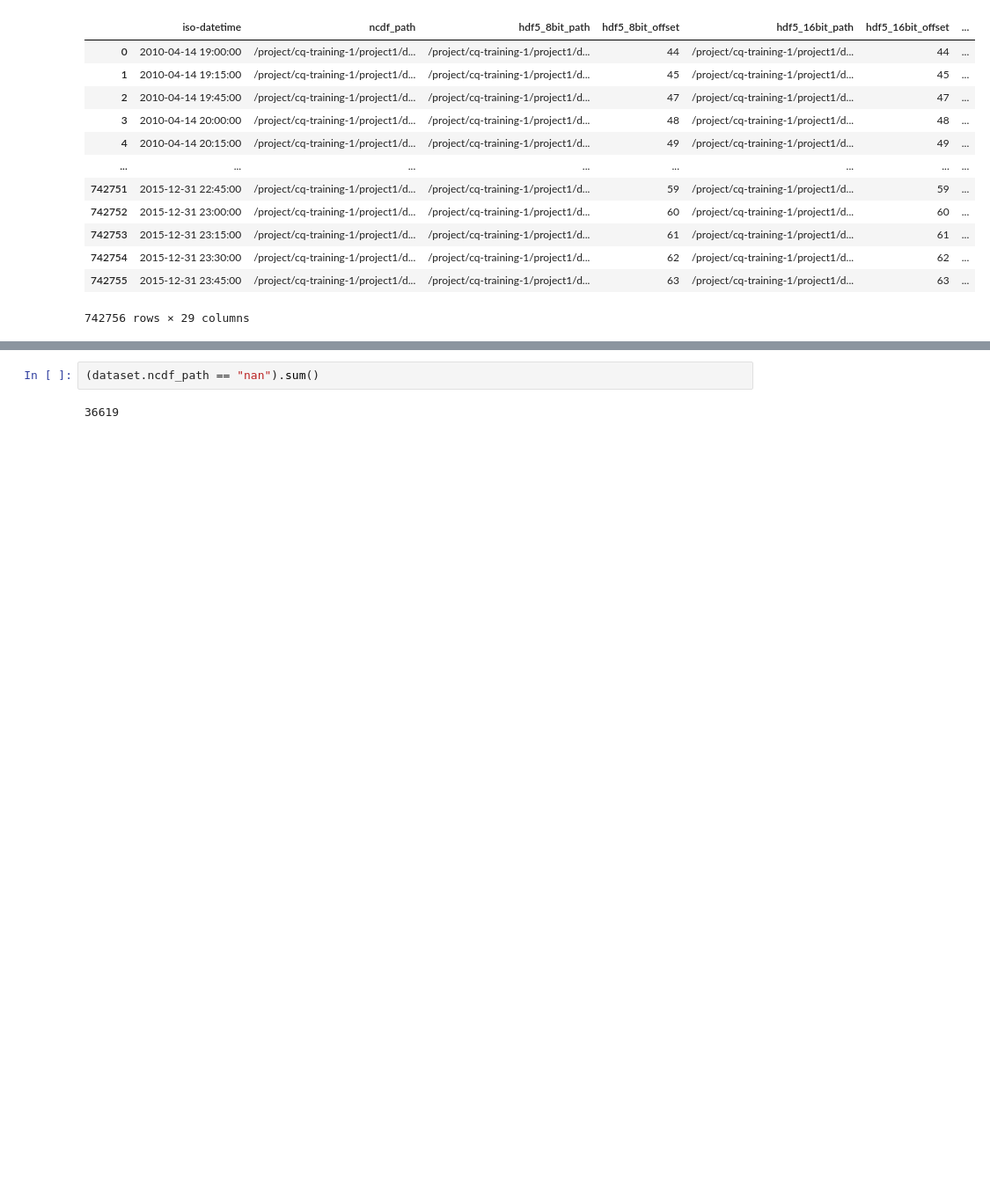
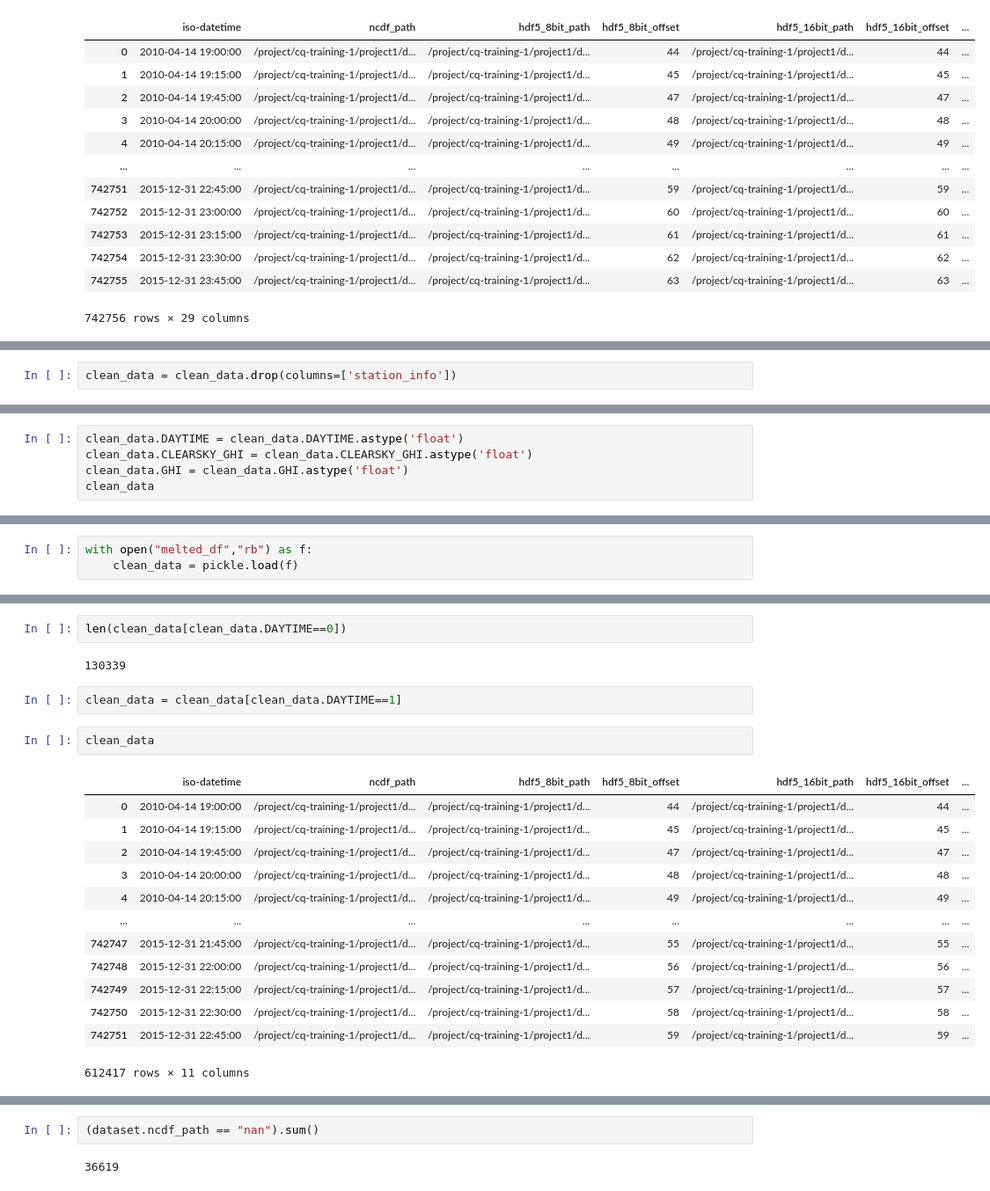
Before and after one commit to raghavgupta0296/IFT-6759-Team-13, a Jupyter notebook: Data Cleaning.ipynb, the cells around one changed output, grey strips where cells are left out. Shown at 88% size. Drawn from its saved outputs; the diff is of its cells as text; blank space fills up the shorter version.

Commit message:
melted df, data loader timer

```diff
--- a/Data Cleaning.ipynb
+++ b/Data Cleaning.ipynb
@@ -314,0 +433,2 @@ pd.melt(clean_data, id_vars=columns_left, value_vars=['BND_DAYTIME', 'TBL_DAYTIM
+# %%
+clean_data = clean_data.drop(columns=['station_info'])
@@ -314,0 +451,5 @@ pd.melt(clean_data, id_vars=columns_left, value_vars=['BND_DAYTIME', 'TBL_DAYTIM
+# %%
+clean_data.DAYTIME = clean_data.DAYTIME.astype('float')
+clean_data.CLEARSKY_GHI = clean_data.CLEARSKY_GHI.astype('float')
+clean_data.GHI = clean_data.GHI.astype('float')
+clean_data
@@ -314,0 +473,3 @@ pd.melt(clean_data, id_vars=columns_left, value_vars=['BND_DAYTIME', 'TBL_DAYTIM
+# %%
+with open("melted_df","rb") as f:
+    clean_data = pickle.load(f)
@@ -314,0 +509,22 @@ pd.melt(clean_data, id_vars=columns_left, value_vars=['BND_DAYTIME', 'TBL_DAYTIM
+# %%
+len(clean_data[clean_data.DAYTIME==0])
+# %% [output]
+130339
+# %%
+clean_data = clean_data[clean_data.DAYTIME==1]
+# %%
+clean_data
+# %% [output]
+|  | iso-datetime | ncdf_path | hdf5_8bit_path | hdf5_8bit_offset | hdf5_16bit_path | hdf5_16bit_offset | ... |
+| 0 | 2010-04-14 19:00:00 | /project/cq-training-1/project1/d... | /project/cq-training-1/project1/d... | 44 | /project/cq-training-1/project1/d... | 44 | ... |
+| 1 | 2010-04-14 19:15:00 | /project/cq-training-1/project1/d... | /project/cq-training-1/project1/d... | 45 | /project/cq-training-1/project1/d... | 45 | ... |
+| 2 | 2010-04-14 19:45:00 | /project/cq-training-1/project1/d... | /project/cq-training-1/project1/d... | 47 | /project/cq-training-1/project1/d... | 47 | ... |
+| 3 | 2010-04-14 20:00:00 | /project/cq-training-1/project1/d... | /project/cq-training-1/project1/d... | 48 | /project/cq-training-1/project1/d... | 48 | ... |
+| 4 | 2010-04-14 20:15:00 | /project/cq-training-1/project1/d... | /project/cq-training-1/project1/d... | 49 | /project/cq-training-1/project1/d... | 49 | ... |
+| ... | ... | ... | ... | ... | ... | ... | ... |
+| 742747 | 2015-12-31 21:45:00 | /project/cq-training-1/project1/d... | /project/cq-training-1/project1/d... | 55 | /project/cq-training-1/project1/d... | 55 | ... |
+| 742748 | 2015-12-31 22:00:00 | /project/cq-training-1/project1/d... | /project/cq-training-1/project1/d... | 56 | /project/cq-training-1/project1/d... | 56 | ... |
+| 742749 | 2015-12-31 22:15:00 | /project/cq-training-1/project1/d... | /project/cq-training-1/project1/d... | 57 | /project/cq-training-1/project1/d... | 57 | ... |
+| 742750 | 2015-12-31 22:30:00 | /project/cq-training-1/project1/d... | /project/cq-training-1/project1/d... | 58 | /project/cq-training-1/project1/d... | 58 | ... |
+| 742751 | 2015-12-31 22:45:00 | /project/cq-training-1/project1/d... | /project/cq-training-1/project1/d... | 59 | /project/cq-training-1/project1/d... | 59 | ... |
+612417 rows × 11 columns
```
Also changed, not shown: parts of 25 cells of this notebook, 2 other files.
